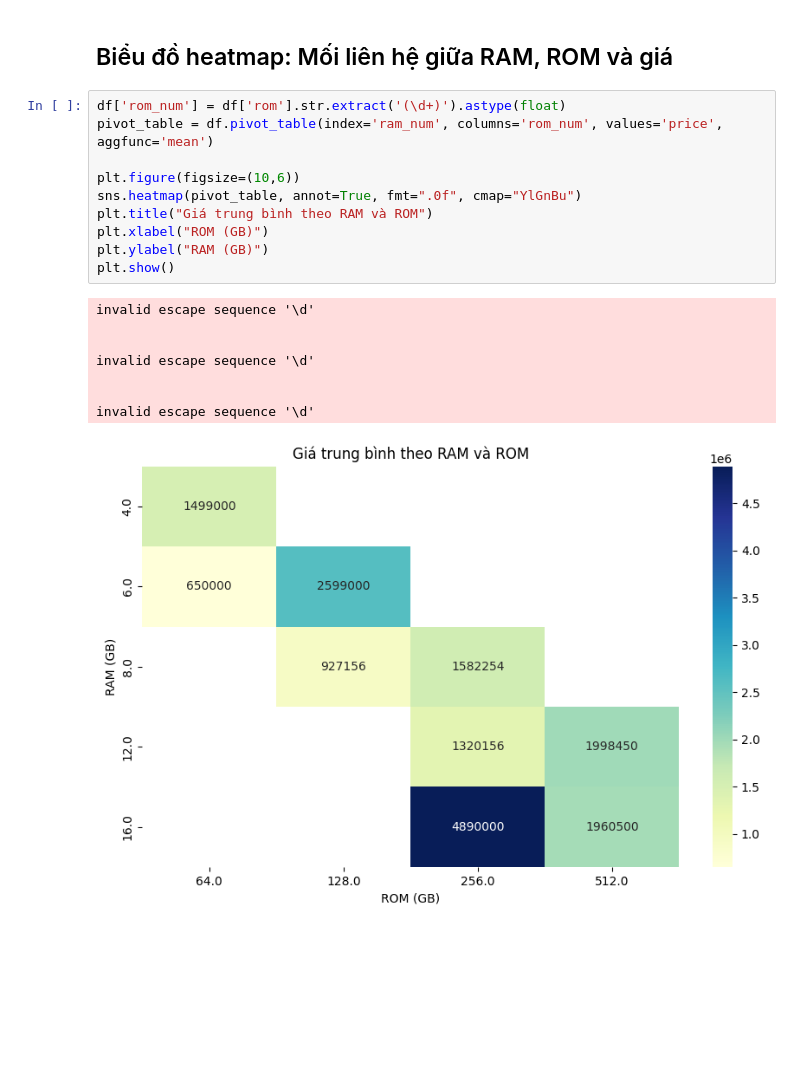
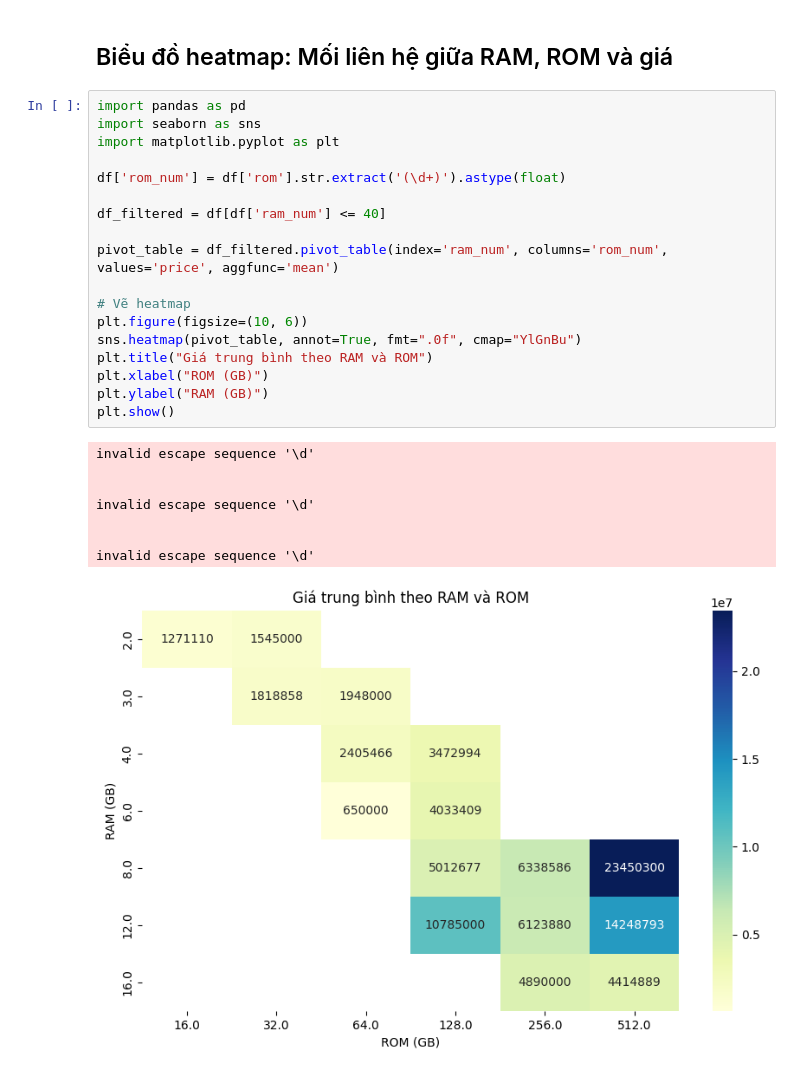
Before and after one commit to NguyenHieu-class/PTDL_N01_GROUP12, a Jupyter notebook: xu_ly_du_lieu.ipynb, the cells around one changed output. Drawn from its saved outputs; the diff is of its cells as text; blank space fills up the shorter version.

```diff
--- a/xu_ly_du_lieu.ipynb
+++ b/xu_ly_du_lieu.ipynb
@@ -309,21 +371,29 @@ ValueError: Mime type rendering requires nbformat>=4.2.0 but it is not installed
 # %% [markdown]
 ## Biểu đồ heatmap: Mối liên hệ giữa RAM, ROM và giá
-# %%
-df['rom_num'] = df['rom'].str.extract('(\d+)').astype(float)
-pivot_table = df.pivot_table(index='ram_num', columns='rom_num', values='price', aggfunc='mean')
-
-plt.figure(figsize=(10,6))
-sns.heatmap(pivot_table, annot=True, fmt=".0f", cmap="YlGnBu")
-plt.title("Giá trung bình theo RAM và ROM")
-plt.xlabel("ROM (GB)")
-plt.ylabel("RAM (GB)")
-plt.show()
-# %% [output]
-invalid escape sequence '\d'
-
-
-invalid escape sequence '\d'
-
-
-invalid escape sequence '\d'
-[figure, removed]
+# %%
+import pandas as pd
+import seaborn as sns
+import matplotlib.pyplot as plt
+
+df['rom_num'] = df['rom'].str.extract('(\d+)').astype(float)
+
+df_filtered = df[df['ram_num'] <= 40]
+
+pivot_table = df_filtered.pivot_table(index='ram_num', columns='rom_num', values='price', aggfunc='mean')
+
+# Vẽ heatmap
+plt.figure(figsize=(10, 6))
+sns.heatmap(pivot_table, annot=True, fmt=".0f", cmap="YlGnBu")
+plt.title("Giá trung bình theo RAM và ROM")
+plt.xlabel("ROM (GB)")
+plt.ylabel("RAM (GB)")
+plt.show()
+# %% [output]
+invalid escape sequence '\d'
+
+
+invalid escape sequence '\d'
+
+
+invalid escape sequence '\d'
+[figure, added]
```
Also changed, not shown: parts of 13 cells of this notebook, 10 other files.
